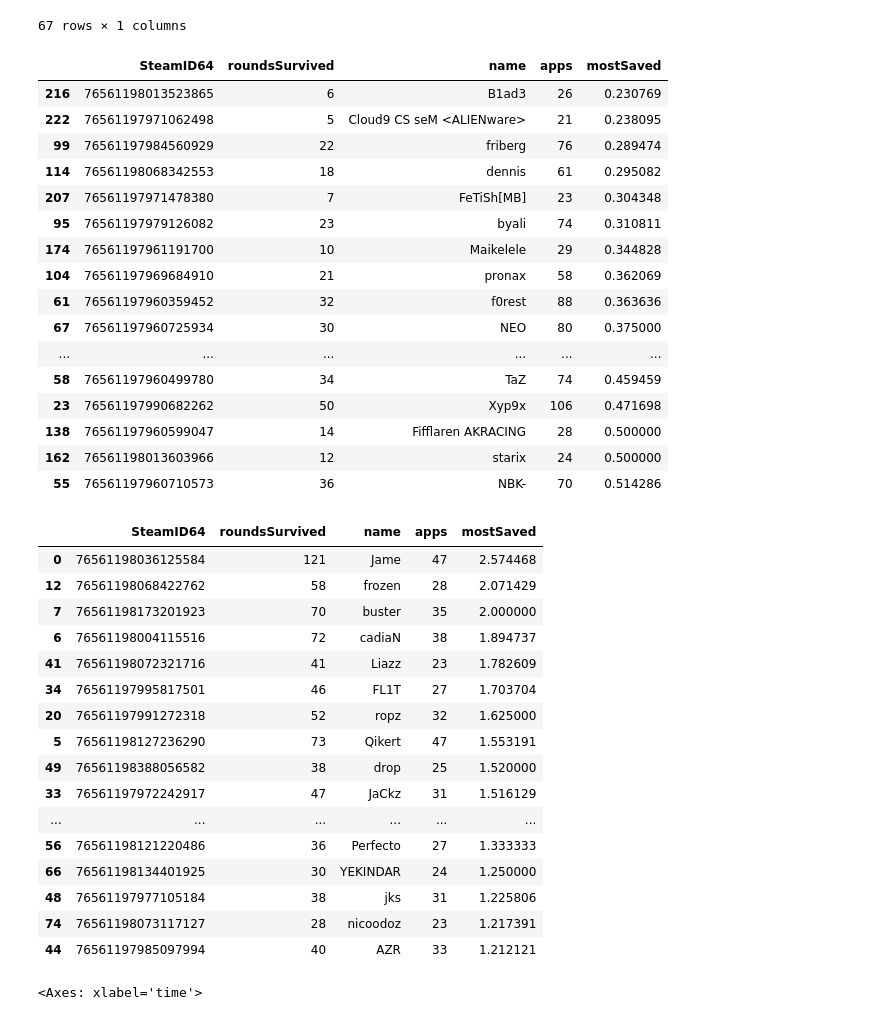
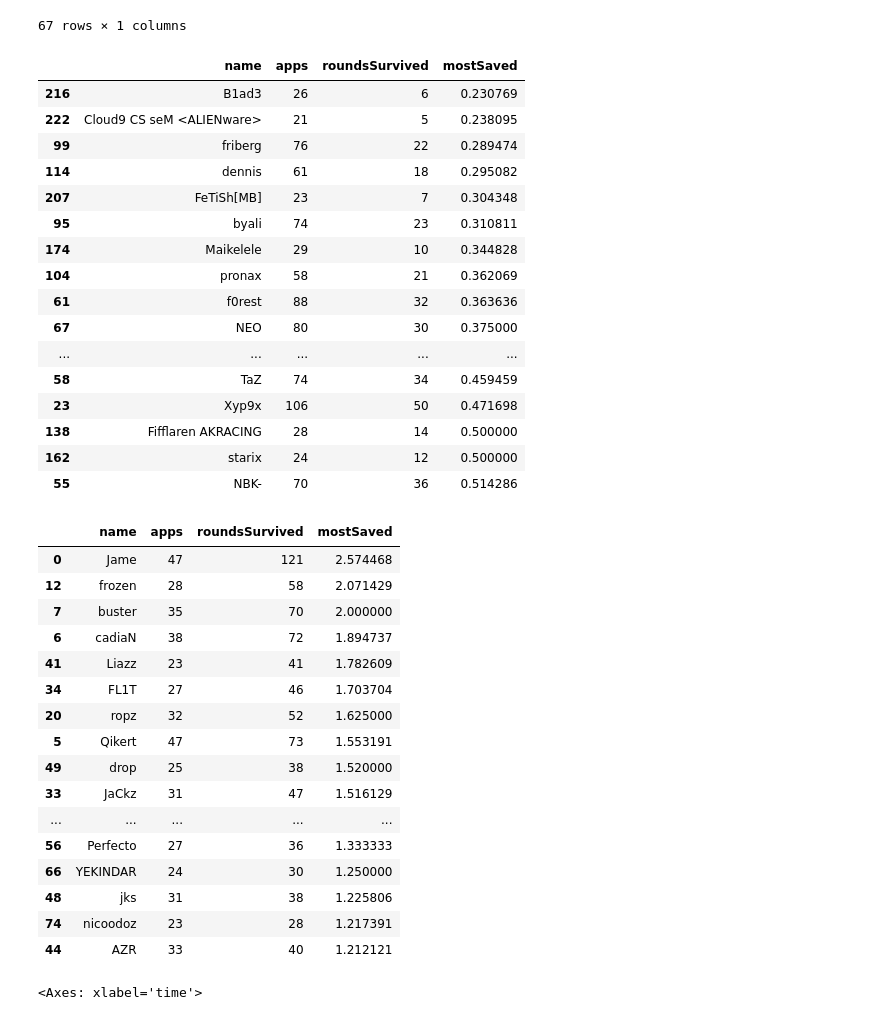
Before and after one commit to bevan-philip/have-cs-rounds-become-slower, a Jupyter notebook: analysis.ipynb, the cells around one changed output. Saved outputs shown, nothing was run; the diff lists cells and outputs as text; code cells hidden in the pictures.

```diff
--- a/analysis.ipynb
+++ b/analysis.ipynb
@@ -147,7 +147,7 @@ This is a list of players that have saved the most.
 # %%
 csgo_df["survivingPlayers"] = csgo_df.survivingPlayers.apply(lambda x: sorted(map(int, x[1:-1].split(','))) if x != 'null' else None)
 # %%
-t = csgo_df.survivingPlayers.explode().value_counts().to_frame().reset_index(names="playerName").rename(columns={"playerName":"SteamID64", "survivingPlayers": "roundsSurvived"}).merge(players_df)
+t = csgo_df.survivingPlayers.explode().value_counts().to_frame().reset_index(names="SteamID64").rename(columns={"survivingPlayers": "roundsSurvived"}).merge(players_df)
 t
 # %% [output]
 |  | SteamID64 | roundsSurvived | name | apps |
@@ -183,45 +183,45 @@ t[['name', 'roundsSurvived']].groupby('roundsSurvived').agg(list)
 # %%
 t['mostSaved'] = t['roundsSurvived']/t['apps']
 # %%
-t.loc[t['apps'] > 20 ].sort_values(by='mostSaved').head(20)
+t.loc[t['apps'] > 20 ].sort_values(by='mostSaved').head(20)[['name', 'apps', 'roundsSurvived', 'mostSaved']]
 # %% [output]
-|  | SteamID64 | roundsSurvived | name | apps | mostSaved |
-| 216 | 76561198013523865 | 6 | B1ad3 | 26 | 0.230769 |
-| 222 | 76561197971062498 | 5 | Cloud9 CS seM <ALIENware> | 21 | 0.238095 |
-| 99 | 76561197984560929 | 22 | friberg | 76 | 0.289474 |
-| 114 | 76561198068342553 | 18 | dennis | 61 | 0.295082 |
-| 207 | 76561197971478380 | 7 | FeTiSh[MB] | 23 | 0.304348 |
-| 95 | 76561197979126082 | 23 | byali | 74 | 0.310811 |
-| 174 | 76561197961191700 | 10 | Maikelele | 29 | 0.344828 |
-| 104 | 76561197969684910 | 21 | pronax | 58 | 0.362069 |
-| 61 | 76561197960359452 | 32 | f0rest | 88 | 0.363636 |
-| 67 | 76561197960725934 | 30 | NEO | 80 | 0.375000 |
-| ... | ... | ... | ... | ... | ... |
-| 58 | 76561197960499780 | 34 | TaZ | 74 | 0.459459 |
-| 23 | 76561197990682262 | 50 | Xyp9x | 106 | 0.471698 |
-| 138 | 76561197960599047 | 14 | Fifflaren AKRACING | 28 | 0.500000 |
-| 162 | 76561198013603966 | 12 | starix | 24 | 0.500000 |
-| 55 | 76561197960710573 | 36 | NBK- | 70 | 0.514286 |
+|  | name | apps | roundsSurvived | mostSaved |
+| 216 | B1ad3 | 26 | 6 | 0.230769 |
+| 222 | Cloud9 CS seM <ALIENware> | 21 | 5 | 0.238095 |
+| 99 | friberg | 76 | 22 | 0.289474 |
+| 114 | dennis | 61 | 18 | 0.295082 |
+| 207 | FeTiSh[MB] | 23 | 7 | 0.304348 |
+| 95 | byali | 74 | 23 | 0.310811 |
+| 174 | Maikelele | 29 | 10 | 0.344828 |
+| 104 | pronax | 58 | 21 | 0.362069 |
+| 61 | f0rest | 88 | 32 | 0.363636 |
+| 67 | NEO | 80 | 30 | 0.375000 |
+| ... | ... | ... | ... | ... |
+| 58 | TaZ | 74 | 34 | 0.459459 |
+| 23 | Xyp9x | 106 | 50 | 0.471698 |
+| 138 | Fifflaren AKRACING | 28 | 14 | 0.500000 |
+| 162 | starix | 24 | 12 | 0.500000 |
+| 55 | NBK- | 70 | 36 | 0.514286 |
 # %%
-t.loc[t['apps'] > 20 ].sort_values(by='mostSaved', ascending=False).head(20)
+t.loc[t['apps'] > 20 ].sort_values(by='mostSaved', ascending=False).head(20)[['name', 'apps', 'roundsSurvived', 'mostSaved']]
 # %% [output]
-|  | SteamID64 | roundsSurvived | name | apps | mostSaved |
-| 0 | 76561198036125584 | 121 | Jame | 47 | 2.574468 |
-| 12 | 76561198068422762 | 58 | frozen | 28 | 2.071429 |
-| 7 | 76561198173201923 | 70 | buster | 35 | 2.000000 |
-| 6 | 76561198004115516 | 72 | cadiaN | 38 | 1.894737 |
-| 41 | 76561198072321716 | 41 | Liazz | 23 | 1.782609 |
-| 34 | 76561197995817501 | 46 | FL1T | 27 | 1.703704 |
-| 20 | 76561197991272318 | 52 | ropz | 32 | 1.625000 |
-| 5 | 76561198127236290 | 73 | Qikert | 47 | 1.553191 |
-| 49 | 76561198388056582 | 38 | drop | 25 | 1.520000 |
-| 33 | 76561197972242917 | 47 | JaCkz | 31 | 1.516129 |
-| ... | ... | ... | ... | ... | ... |
-| 56 | 76561198121220486 | 36 | Perfecto | 27 | 1.333333 |
-| 66 | 76561198134401925 | 30 | YEKINDAR | 24 | 1.250000 |
-| 48 | 76561197977105184 | 38 | jks | 31 | 1.225806 |
-| 74 | 76561198073117127 | 28 | nicoodoz | 23 | 1.217391 |
-| 44 | 76561197985097994 | 40 | AZR | 33 | 1.212121 |
+|  | name | apps | roundsSurvived | mostSaved |
+| 0 | Jame | 47 | 121 | 2.574468 |
+| 12 | frozen | 28 | 58 | 2.071429 |
+| 7 | buster | 35 | 70 | 2.000000 |
+| 6 | cadiaN | 38 | 72 | 1.894737 |
+| 41 | Liazz | 23 | 41 | 1.782609 |
+| 34 | FL1T | 27 | 46 | 1.703704 |
+| 20 | ropz | 32 | 52 | 1.625000 |
+| 5 | Qikert | 47 | 73 | 1.553191 |
+| 49 | drop | 25 | 38 | 1.520000 |
+| 33 | JaCkz | 31 | 47 | 1.516129 |
+| ... | ... | ... | ... | ... |
+| 56 | Perfecto | 27 | 36 | 1.333333 |
+| 66 | YEKINDAR | 24 | 30 | 1.250000 |
+| 48 | jks | 31 | 38 | 1.225806 |
+| 74 | nicoodoz | 23 | 28 | 1.217391 |
+| 44 | AZR | 33 | 40 | 1.212121 |
 # %%
 csgo_df['heTicks'] = csgo_df.heTicks.apply(lambda x: sorted(map(int, x[1:-1].split(','))) if x != "null" else [])
 csgo_df['heTicksRelative'] = csgo_df.apply(lambda x: [y-x.startTick for y in x.heTicks ], axis=1)
```
